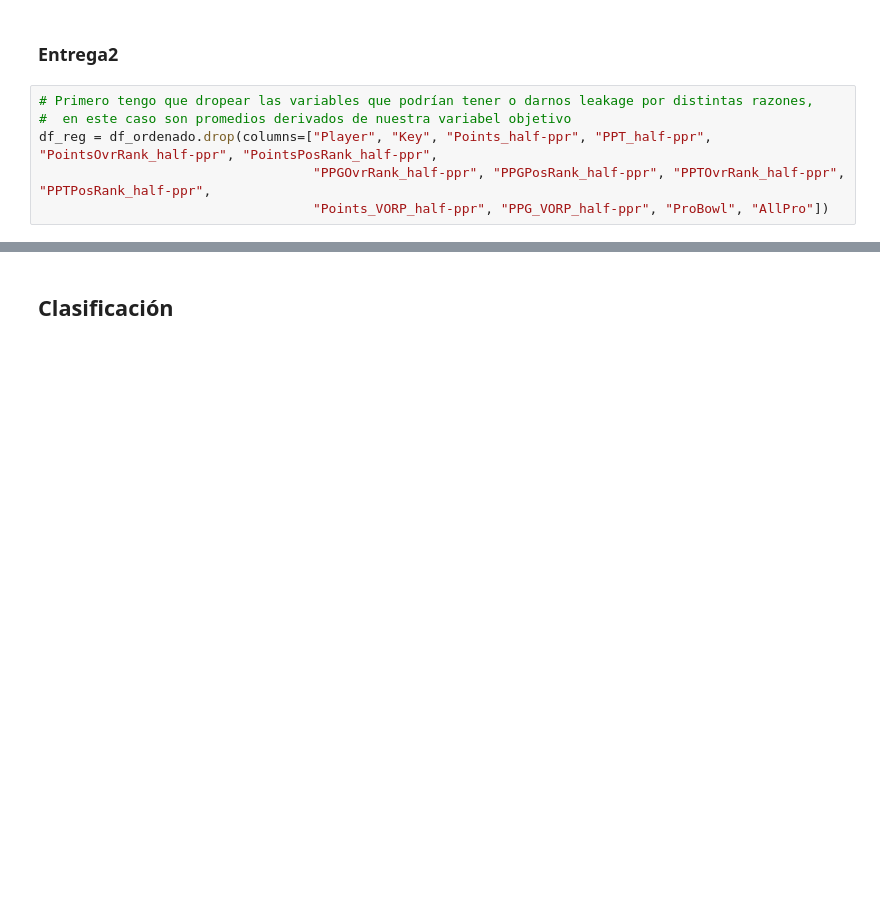
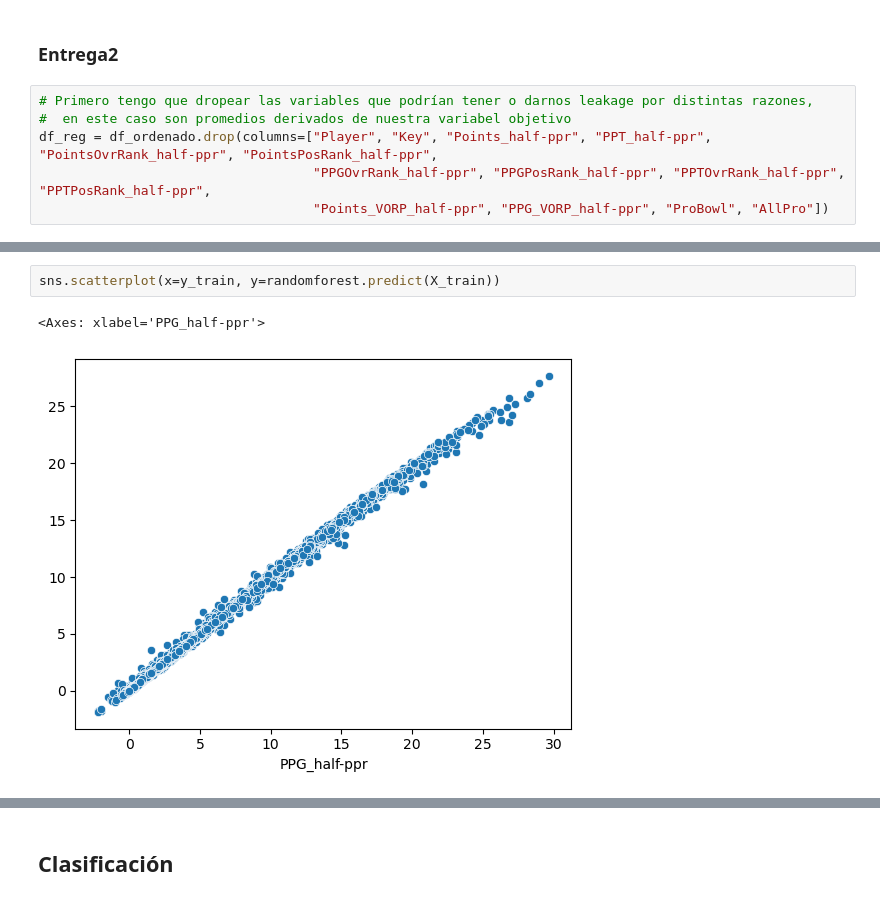
Before and after one commit to edumar67/Fantasy_project, a Jupyter notebook: Entrega2/2_entrega_regresión.ipynb, the cells around one changed output, grey strips where cells are left out. Cells and saved outputs as stored; diff of their text form; blank space fills up the shorter version.

```diff
--- a/Entrega2/2_entrega_regresión.ipynb
+++ b/Entrega2/2_entrega_regresión.ipynb
@@ -656,0 +799,5 @@ Shapes -> (11914, 76) (2979, 76)
+# %%
+sns.scatterplot(x=y_train, y=randomforest.predict(X_train))
+# %% [output]
+<Axes: xlabel='PPG_half-ppr'>
+[figure, added]
```
Also changed, not shown: parts of 12 cells of this notebook.
